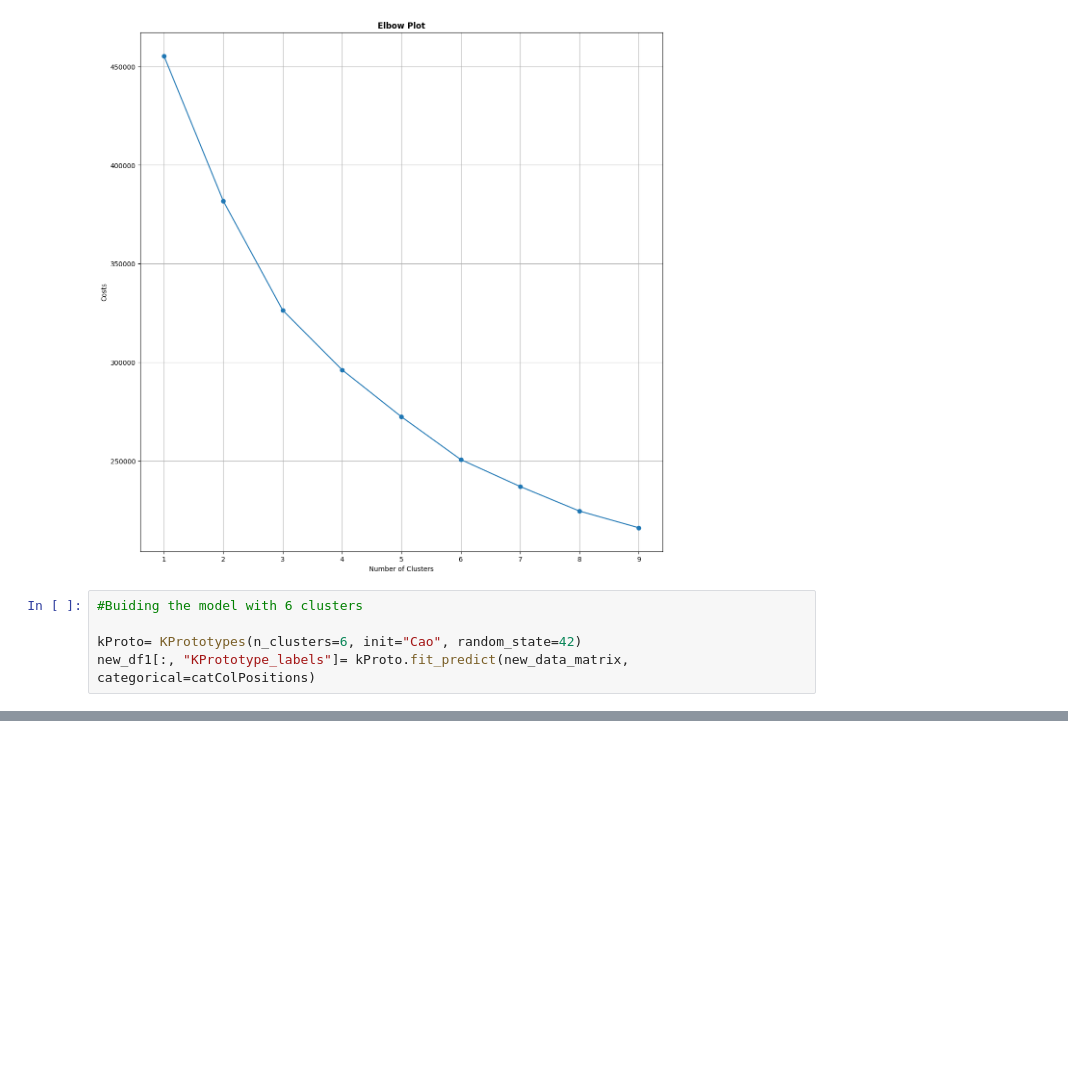
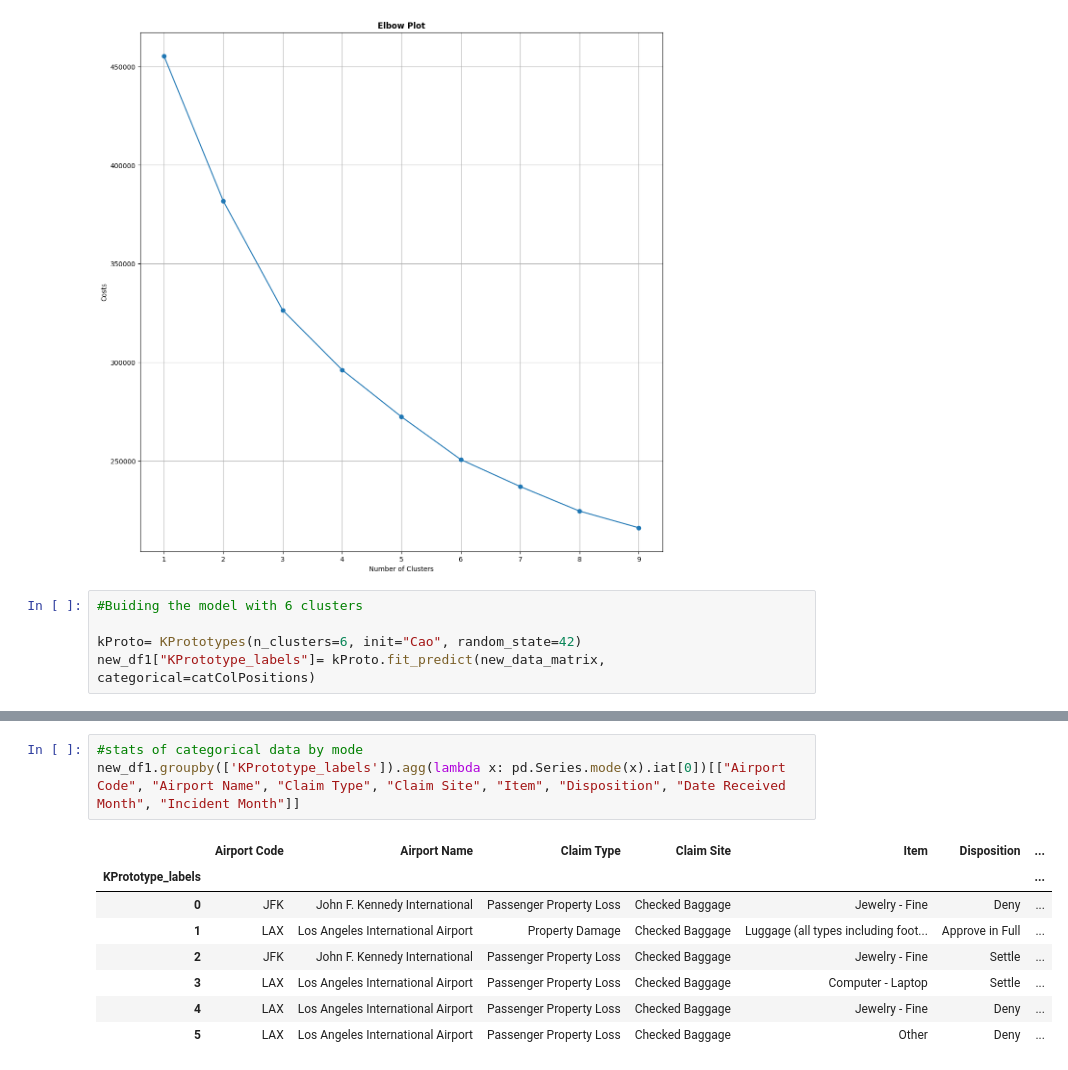
Before and after one commit to btokoli/Risk-Radar-Clustering-Airports-by-Claim-Patterns-to-Spotlight-High-Risk-Hubs, a Jupyter notebook: airportAnalysis.ipynb, the cells around one changed output, grey strips where cells are left out. Saved outputs shown, nothing was run; the diff lists cells and outputs as text; blank space fills up the shorter version.

```diff
--- a/airportAnalysis.ipynb
+++ b/airportAnalysis.ipynb
@@ -1046,4 +1046,4 @@ optimise_KPrototype(new_data_matrix, 10)
 #Buiding the model with 6 clusters
 
 kProto= KPrototypes(n_clusters=6, init="Cao", random_state=42)
-new_df1[:, "KPrototype_labels"]= kProto.fit_predict(new_data_matrix, categorical=catColPositions)
+new_df1["KPrototype_labels"]= kProto.fit_predict(new_data_matrix, categorical=catColPositions)
@@ -1049,0 +1068,12 @@ new_df1[:, "KPrototype_labels"]= kProto.fit_predict(new_data_matrix, categorical
+# %%
+#stats of categorical data by mode
+new_df1.groupby(['KPrototype_labels']).agg(lambda x: pd.Series.mode(x).iat[0])[["Airport Code", "Airport Name", "Claim Type", "Claim Site", "Item", "Disposition", "Date Received Month", "Incident Month"]]
+# %% [output]
+|  | Airport Code | Airport Name | Claim Type | Claim Site | Item | Disposition | ... |
+| KPrototype_labels |  |  |  |  |  |  | ... |
+| 0 | JFK | John F. Kennedy International | Passenger Property Loss | Checked Baggage | Jewelry - Fine | Deny | ... |
+| 1 | LAX | Los Angeles International Airport | Property Damage | Checked Baggage | Luggage (all types including foot... | Approve in Full | ... |
+| 2 | JFK | John F. Kennedy International | Passenger Property Loss | Checked Baggage | Jewelry - Fine | Settle | ... |
+| 3 | LAX | Los Angeles International Airport | Passenger Property Loss | Checked Baggage | Computer - Laptop | Settle | ... |
+| 4 | LAX | Los Angeles International Airport | Passenger Property Loss | Checked Baggage | Jewelry - Fine | Deny | ... |
+| 5 | LAX | Los Angeles International Airport | Passenger Property Loss | Checked Baggage | Other | Deny | ... |
```
Also changed, not shown: parts of 3 cells of this notebook.
